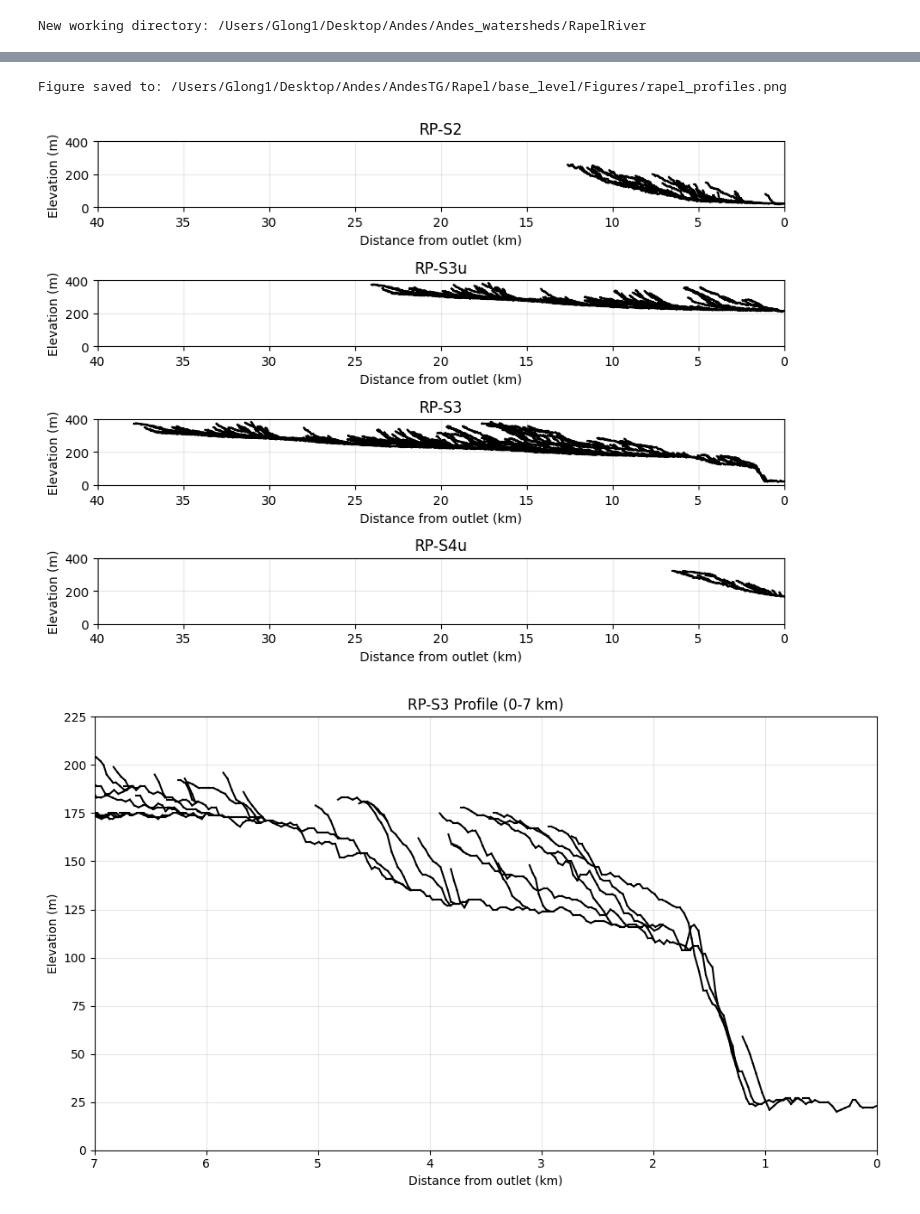
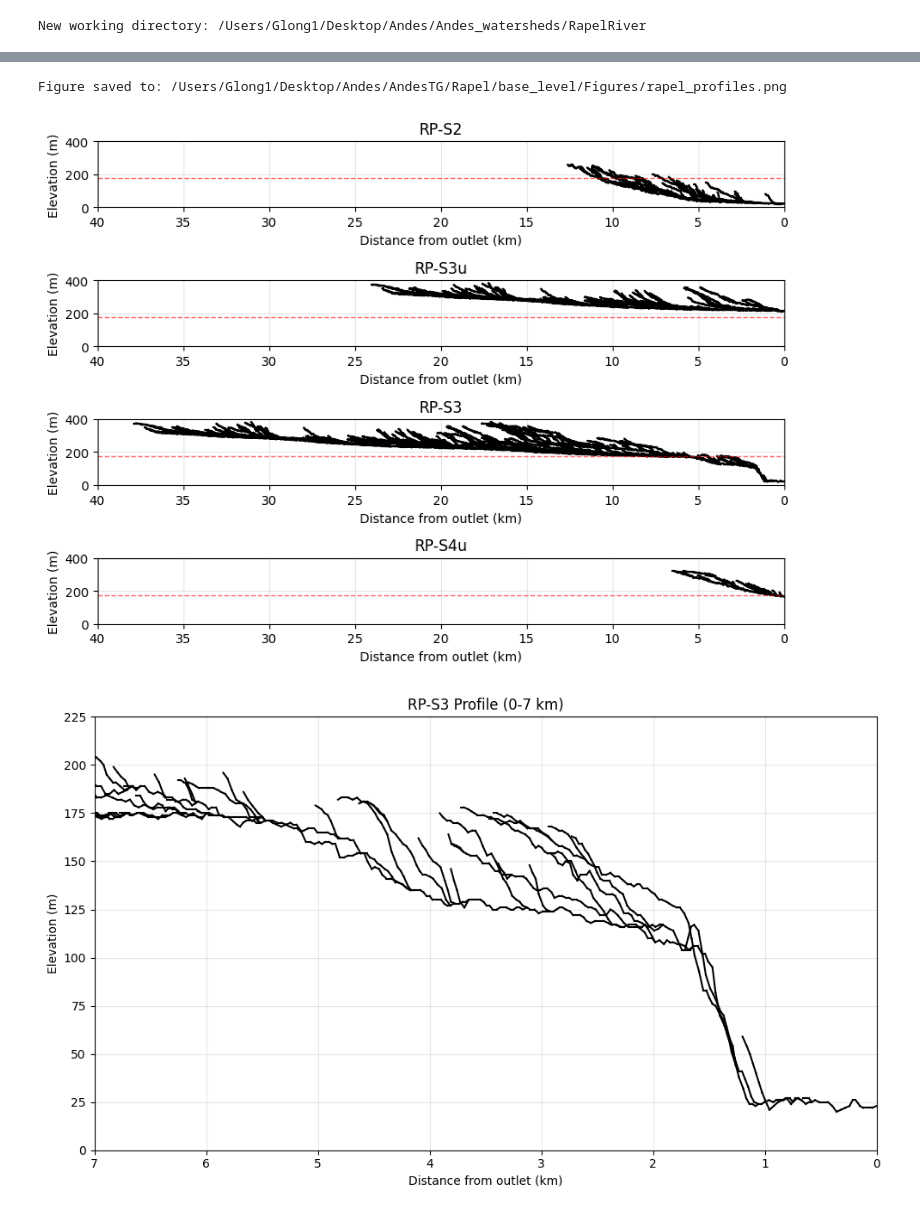
Before and after one commit to glong1321/AndesTG, a Jupyter notebook: Rapel/base_level/PlotProfiles.ipynb, the cells around one changed output, grey strips where cells are left out. Saved outputs shown, nothing was run; the diff lists cells and outputs as text; code cells hidden in the pictures.

```diff
--- a/Rapel/base_level/PlotProfiles.ipynb
+++ b/Rapel/base_level/PlotProfiles.ipynb
@@ -81,34 +86,37 @@ for i, (outlet_name, outlet_coords) in enumerate(outlets['rapel'].items()):
         outlet_coords,
         elevation=dem,
         area=area,
         de=mean_pixel_dimension
     )
     fix_indices_recursive(ld_list)
 
     # Plot the profile
     plot_upstream_profile(ld_list, minimum_area=1E5)
 
+    # Add dashed line at 175 m
+    axs[i].axhline(y=175, color='red', linestyle='--', linewidth=1, alpha=0.6)
+
     # Format the plot
     axs[i].set_xlim([40, 0])
     axs[i].set_ylim([0, 400])
     axs[i].grid(True, alpha=0.3)
     axs[i].set_xlabel('Distance from outlet (km)')
     axs[i].set_ylabel('Elevation (m)')
     axs[i].set_title(outlet_name)
 
 plt.tight_layout()
 
 # Save figure (set to where you want to save file)
 save_dir = '/Users/Glong1/Desktop/Andes/AndesTG/Rapel/base_level/Figures'
 os.makedirs(save_dir, exist_ok=True)
 
 save_path = os.path.join(save_dir, 'rapel_profiles.png')
 plt.savefig(save_path)
 print(f'Figure saved to: {os.path.abspath(save_path)}')
 plt.show()
 # %% [output]
 Figure saved to: /Users/Glong1/Desktop/Andes/AndesTG/Rapel/base_level/Figures/rapel_profiles.png
-[figure, old version]
+[figure, new version]
 # %%
 # PLotting a zooming in view of the knickpoints seen in profile RP-S3
 
```
Also changed, not shown: parts of 1 cell of this notebook, 4 other files.
